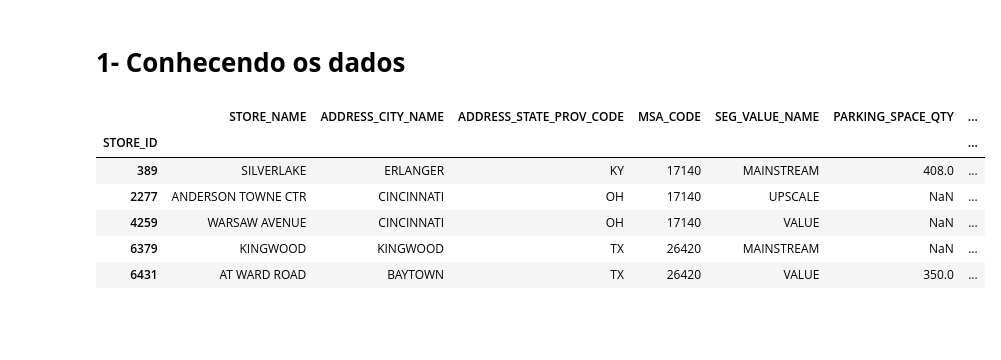
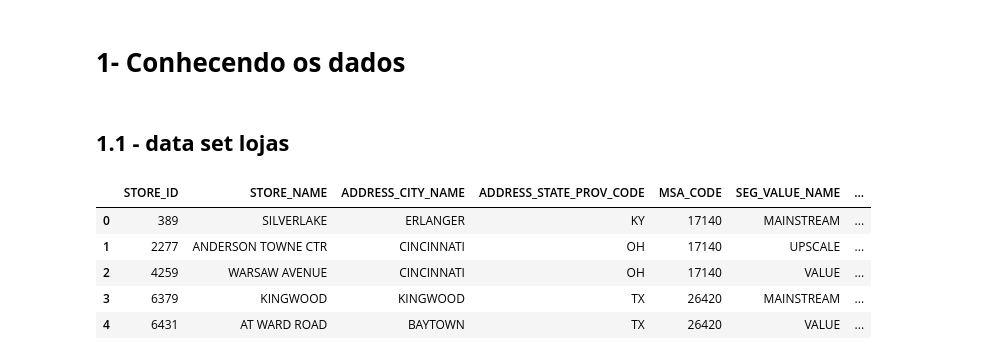
Before and after one commit to SamuelSousaFerreira/Breakfast-at-the-Frat---Time-Series-Analise, a Jupyter notebook: Breakfast_at_the_Frat.ipynb, the cells around one changed output. Cells and saved outputs as stored; diff of their text form; code cells hidden in the pictures; blank space fills up the shorter version.

```diff
--- a/Breakfast_at_the_Frat.ipynb
+++ b/Breakfast_at_the_Frat.ipynb
@@ -9,16 +9,17 @@ import calendar
 import datetime
 # %%
 arquivo_excel = pd.ExcelFile("/content/drive/MyDrive/Portfólio/dunnhumby _Breakfast-at-the-Frat/dunnhumby - Breakfast at the Frat.xlsx")
+# %% [markdown]
+## **1.1 - data set lojas**
 # %%
 #extraindo as abas
 
-lojas = pd.read_excel(arquivo_excel, sheet_name='dh Store Lookup', header=1, index_col='STORE_ID')
+lojas = pd.read_excel(arquivo_excel, sheet_name='dh Store Lookup', header=1)# index_col='STORE_ID'
 lojas.head()
 # %% [output]
-|  | STORE_NAME | ADDRESS_CITY_NAME | ADDRESS_STATE_PROV_CODE | MSA_CODE | SEG_VALUE_NAME | PARKING_SPACE_QTY | ... |
-| STORE_ID |  |  |  |  |  |  | ... |
-| 389 | SILVERLAKE | ERLANGER | KY | 17140 | MAINSTREAM | 408.0 | ... |
-| 2277 | ANDERSON TOWNE CTR | CINCINNATI | OH | 17140 | UPSCALE | NaN | ... |
-| 4259 | WARSAW AVENUE | CINCINNATI | OH | 17140 | VALUE | NaN | ... |
-| 6379 | KINGWOOD | KINGWOOD | TX | 26420 | MAINSTREAM | NaN | ... |
-| 6431 | AT WARD ROAD | BAYTOWN | TX | 26420 | VALUE | 350.0 | ... |
+|  | STORE_ID | STORE_NAME | ADDRESS_CITY_NAME | ADDRESS_STATE_PROV_CODE | MSA_CODE | SEG_VALUE_NAME | ... |
+| 0 | 389 | SILVERLAKE | ERLANGER | KY | 17140 | MAINSTREAM | ... |
+| 1 | 2277 | ANDERSON TOWNE CTR | CINCINNATI | OH | 17140 | UPSCALE | ... |
+| 2 | 4259 | WARSAW AVENUE | CINCINNATI | OH | 17140 | VALUE | ... |
+| 3 | 6379 | KINGWOOD | KINGWOOD | TX | 26420 | MAINSTREAM | ... |
+| 4 | 6431 | AT WARD ROAD | BAYTOWN | TX | 26420 | VALUE | ... |
```
Also changed, not shown: parts of 43 cells of this notebook.
